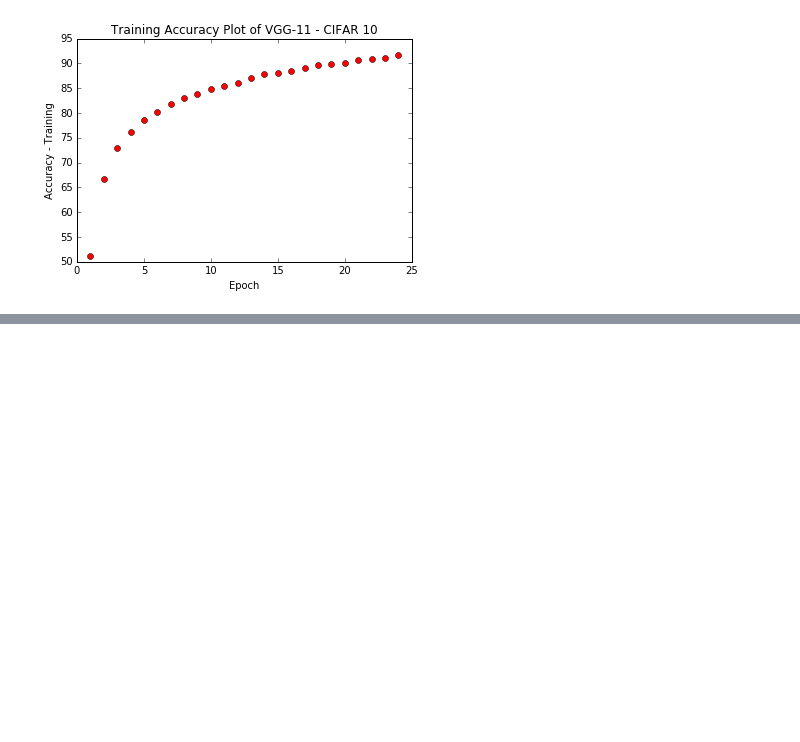
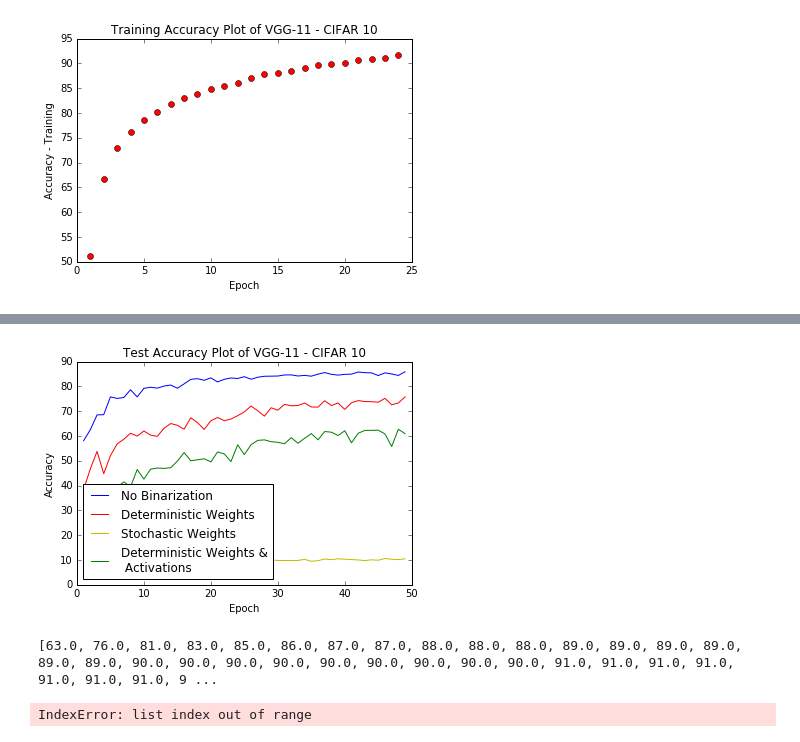
Before and after one commit to ramtejatadishetti/bnn, a Jupyter notebook: Graphs.ipynb, the cells around one changed output, grey strips where cells are left out. Cells and saved outputs as stored; diff of their text form; code cells hidden in the pictures; blank space fills up the shorter version.

```diff
--- a/Graphs.ipynb
+++ b/Graphs.ipynb
@@ -42,0 +62,35 @@ plt.show()
+# %%
+plt.plot(range(1,50), test, 'b', label='No Binarization')
+plt.plot(range(1,50), test_det, 'r', label='Deterministic Weights')
+plt.plot(range(1,50), test_stc, 'y', label='Stochastic Weights')
+plt.plot(range(1,50), test_bin_net_Det, 'g', label='Deterministic Weights &\n Activations')
+
+plt.title('Test Accuracy Plot of VGG-11 - CIFAR 10')
+plt.xlabel('Epoch')
+plt.ylabel('Accuracy')
+plt.legend(loc='lower left')
+plt.savefig("vgg_11_binary_test")
+plt.show()
+# %% [output]
+[figure, added]
+# %%
+f = open("src/mnist_det_layer_det_act_50.txt","r")
+lines = f.readlines()
+epoch = []
+train = []
+test = []
+cnt=0
+for l in lines:
+    x = l.split(" ")
+    if(len(x)<4):
+        continue
+    if(x[0]=="Test"):
+        test.append(float(x[7][1:-3]))
+    if(x[0]=='\\Training'):
+        train.append(float(x[7][1:-3]))
+        epoch.append(cnt+1)
+        cnt+=1
+#     print x[7]
+print test, train, epoch
+# %% [output]
+[63.0, 76.0, 81.0, 83.0, 85.0, 86.0, 87.0, 87.0, 88.0, 88.0, 88.0, 89.0, 89.0, 89.0, 89.0, 89.0, 89.0, 90.0, 90.0, 90.0, 90.0, 90.0, 90.0, 90.0, 90.0, 90.0, 91.0, 91.0, 91.0, 91.0, 91.0, 91.0, 91.0, 9 ...
@@ -42,0 +100,20 @@ plt.show()
+# %%
+f = open("src/vgg_bin_act_wt100.txt","r")
+lines = f.readlines()
+epoch = []
+train = []
+test = []
+cnt=0
+for l in lines:
+    x = l.split(" ")
+    if(len(x)<4):
+        continue
+
+    epoch.append(cnt+1)
+    cnt+=1
+#     print x[7]
+    train.append(float(x[6]))
+    test.append(float(x[7]))
+print test,train
+# %% [output]
+IndexError: list index out of range
```
Also changed, not shown: parts of 12 cells of this notebook, 14 other files.
